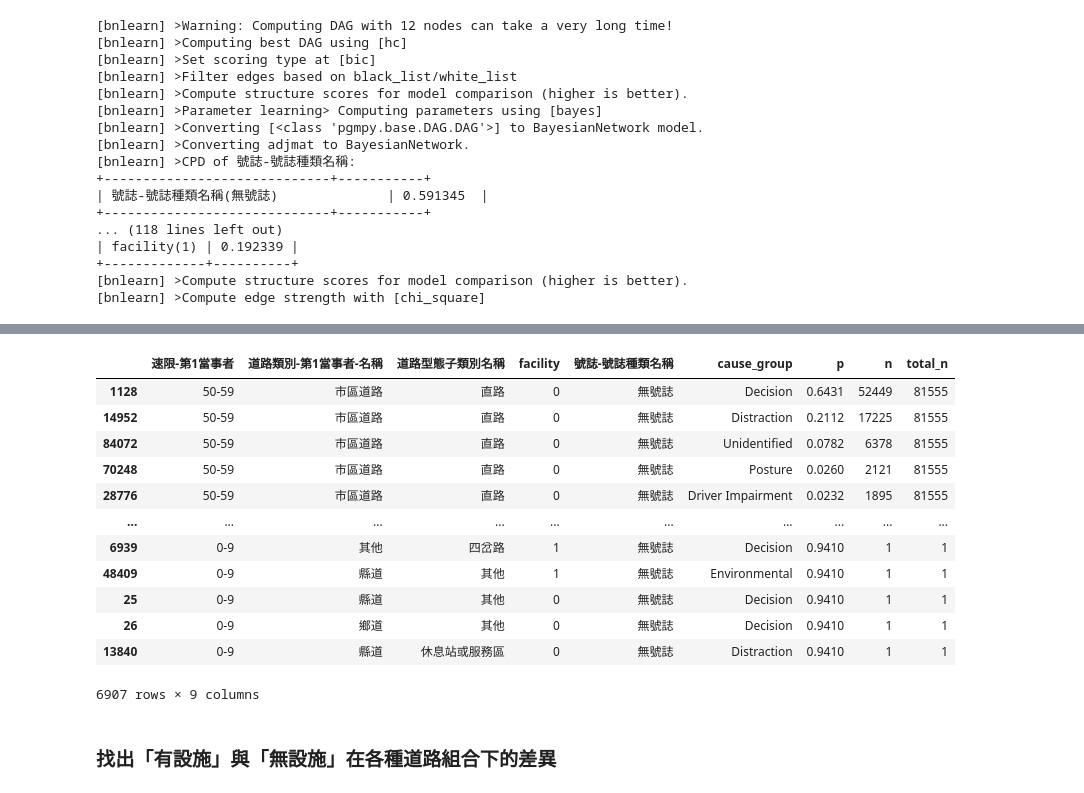
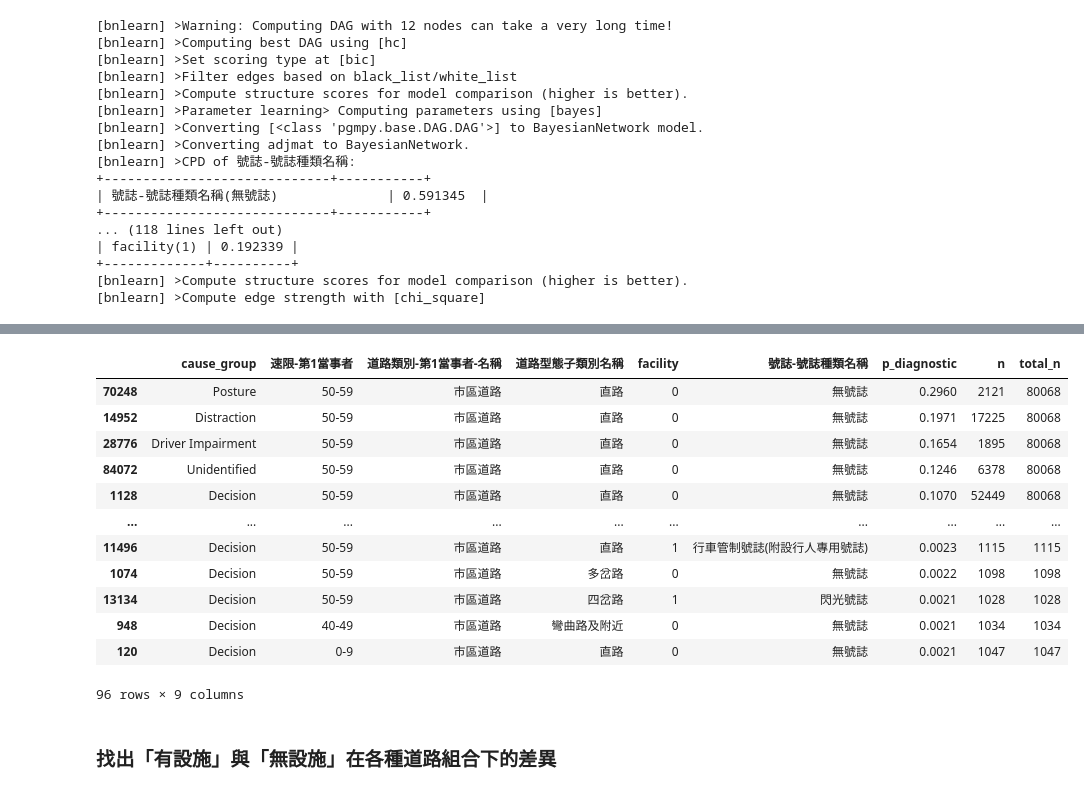
Before and after one commit to kennywang112/ST-RTA, a Jupyter notebook: ModelsV4/Behaviour.ipynb, the cells around one changed output, grey strips where cells are left out. Saved outputs shown, nothing was run; the diff lists cells and outputs as text; code cells hidden in the pictures.

```diff
--- a/ModelsV4/Behaviour.ipynb
+++ b/ModelsV4/Behaviour.ipynb
@@ -140,21 +178,29 @@ filtered_n.sort_values(by=['total_n', 'p'], ascending=False, inplace=True)
-# %%
-filtered_n = filtered_n[parent + ['cause_group', 'p', 'n', 'total_n']]
-filtered_n.sort_values(by=parent + ['cause_group'], ascending=False, inplace=False)
-filtered_n
-# %% [output]
-|  | 速限-第1當事者 | 道路類別-第1當事者-名稱 | 道路型態子類別名稱 | facility | 號誌-號誌種類名稱 | cause_group | p | n | total_n |
-| 1128 | 50-59 | 市區道路 | 直路 | 0 | 無號誌 | Decision | 0.6431 | 52449 | 81555 |
-| 14952 | 50-59 | 市區道路 | 直路 | 0 | 無號誌 | Distraction | 0.2112 | 17225 | 81555 |
-| 84072 | 50-59 | 市區道路 | 直路 | 0 | 無號誌 | Unidentified | 0.0782 | 6378 | 81555 |
-| 70248 | 50-59 | 市區道路 | 直路 | 0 | 無號誌 | Posture | 0.0260 | 2121 | 81555 |
-| 28776 | 50-59 | 市區道路 | 直路 | 0 | 無號誌 | Driver Impairment | 0.0232 | 1895 | 81555 |
-| ... | ... | ... | ... | ... | ... | ... | ... | ... | ... |
-| 6939 | 0-9 | 其他 | 四岔路 | 1 | 無號誌 | Decision | 0.9410 | 1 | 1 |
-| 48409 | 0-9 | 縣道 | 其他 | 1 | 無號誌 | Environmental | 0.9410 | 1 | 1 |
-| 25 | 0-9 | 縣道 | 其他 | 0 | 無號誌 | Decision | 0.9410 | 1 | 1 |
-| 26 | 0-9 | 鄉道 | 其他 | 0 | 無號誌 | Decision | 0.9410 | 1 | 1 |
-| 13840 | 0-9 | 縣道 | 休息站或服務區 | 0 | 無號誌 | Distraction | 0.9410 | 1 | 1 |
-6907 rows × 9 columns
+# %%
+CPDs = bn.print_CPD(model_param_all, verbose=0)
+dfprob_cause = CPDs[child]
+filtered = cpd_add_n(parent, child, dfprob_cause, data, threshold=0, cpd=False)
+
+filtered_n = filtered[filtered['n'] > 1000]
+filtered_n.sort_values(by=['號誌-號誌種類名稱', '速限-第1當事者', '道路型態子類別名稱', 'facility', 'p_diagnostic'], ascending=False, inplace=True)
+filtered_n['total_n'] = (filtered_n.groupby(parent)['n'] .transform('sum'))
+filtered_n = filtered_n[['cause_group'] + parent + ['p_diagnostic', 'n', 'total_n']]
+filtered_n.sort_values(by=['cause_group'] + parent, ascending=False, inplace=False)
+filtered_n.sort_values(by=['p_diagnostic'], ascending=False, inplace=True)
+filtered_n
+# %% [output]
+|  | cause_group | 速限-第1當事者 | 道路類別-第1當事者-名稱 | 道路型態子類別名稱 | facility | 號誌-號誌種類名稱 | p_diagnostic | n | total_n |
+| 70248 | Posture | 50-59 | 市區道路 | 直路 | 0 | 無號誌 | 0.2960 | 2121 | 80068 |
+| 14952 | Distraction | 50-59 | 市區道路 | 直路 | 0 | 無號誌 | 0.1971 | 17225 | 80068 |
+| 28776 | Driver Impairment | 50-59 | 市區道路 | 直路 | 0 | 無號誌 | 0.1654 | 1895 | 80068 |
+| 84072 | Unidentified | 50-59 | 市區道路 | 直路 | 0 | 無號誌 | 0.1246 | 6378 | 80068 |
+| 1128 | Decision | 50-59 | 市區道路 | 直路 | 0 | 無號誌 | 0.1070 | 52449 | 80068 |
+| ... | ... | ... | ... | ... | ... | ... | ... | ... | ... |
+| 11496 | Decision | 50-59 | 市區道路 | 直路 | 1 | 行車管制號誌(附設行人專用號誌) | 0.0023 | 1115 | 1115 |
+| 1074 | Decision | 50-59 | 市區道路 | 多岔路 | 0 | 無號誌 | 0.0022 | 1098 | 1098 |
+| 13134 | Decision | 50-59 | 市區道路 | 四岔路 | 1 | 閃光號誌 | 0.0021 | 1028 | 1028 |
+| 948 | Decision | 40-49 | 市區道路 | 彎曲路及附近 | 0 | 無號誌 | 0.0021 | 1034 | 1034 |
+| 120 | Decision | 0-9 | 市區道路 | 直路 | 0 | 無號誌 | 0.0021 | 1047 | 1047 |
+96 rows × 9 columns
 # %% [markdown]
 ### 找出「有設施」與「無設施」在各種道路組合下的差異
 # %%
```
Also changed, not shown: parts of 6 cells of this notebook, 1 other file.
